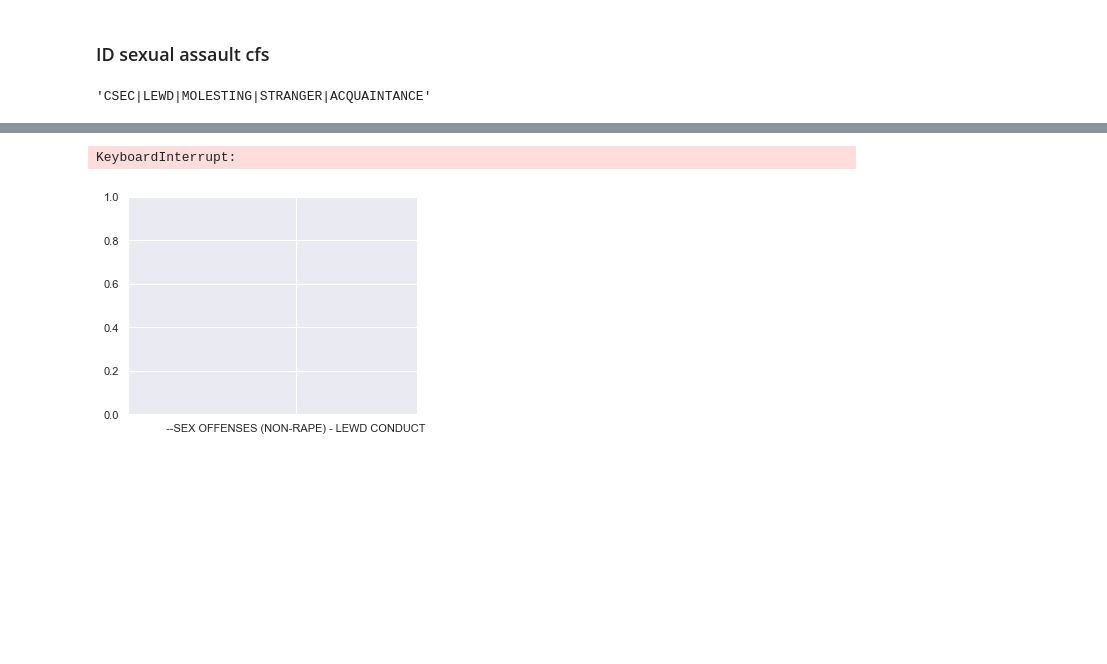
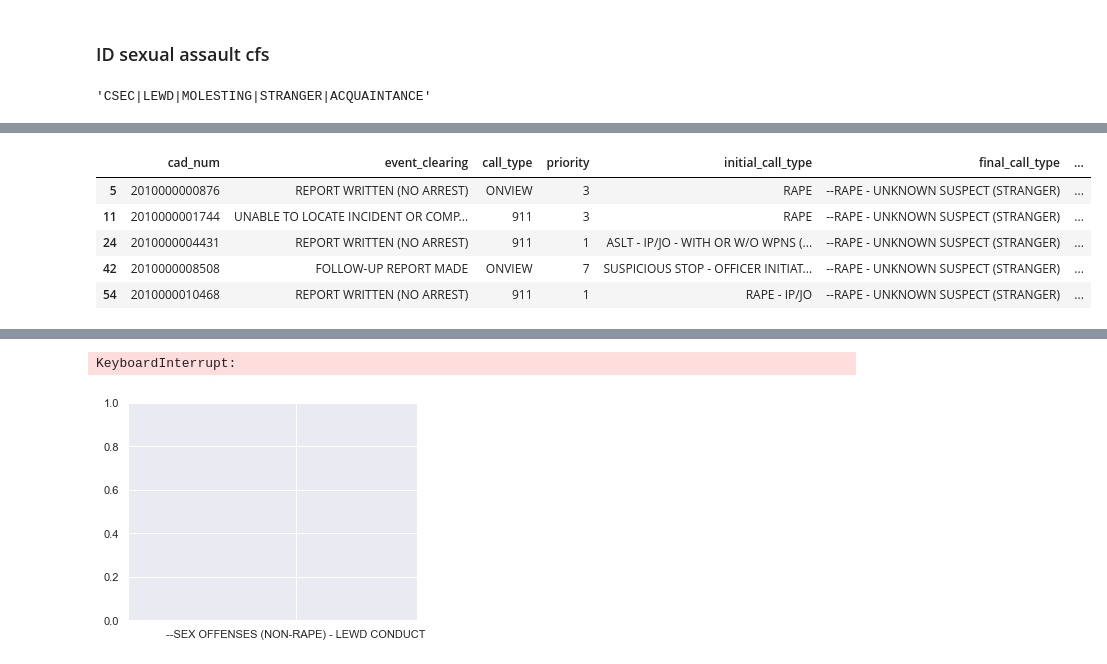
Before and after one commit to teacupwoozy/spd_notebook_archive, a Jupyter notebook: spd_notebook/2010-2018_sexcrimes_violentcrimes.ipynb, the cells around one changed output, grey strips where cells are left out. Drawn from its saved outputs; the diff is of its cells as text; code cells hidden in the pictures; blank space fills up the shorter version.

```diff
--- a/spd_notebook/2010-2018_sexcrimes_violentcrimes.ipynb
+++ b/spd_notebook/2010-2018_sexcrimes_violentcrimes.ipynb
@@ -457,0 +481,20 @@ stage.head()
+# %%
+# Create masks for all rape call types
+
+is_rape_mask = data['final_call_type'].str.contains(rape_terms)
+is_stranger_rape = data['final_call_type'].str.contains("STRANGER")
+is_acquaintance_rape = data['final_call_type'].str.contains("ACQUAINTANCE")
+
+
+stage_is_rape_cfs = data[is_rape_mask]
+stage_is_acquaintance_rape = data[is_acquaintance_rape]
+stage_is_stranger_rape = data[is_stranger_rape]
+
+stage_is_stranger_rape_cfs.head()
+# %% [output]
+|  | cad_num | event_clearing | call_type | priority | initial_call_type | final_call_type | ... |
+| 5 | 2010000000876 | REPORT WRITTEN (NO ARREST) | ONVIEW | 3 | RAPE | --RAPE - UNKNOWN SUSPECT (STRANGER) | ... |
+| 11 | 2010000001744 | UNABLE TO LOCATE INCIDENT OR COMP... | 911 | 3 | RAPE | --RAPE - UNKNOWN SUSPECT (STRANGER) | ... |
+| 24 | 2010000004431 | REPORT WRITTEN (NO ARREST) | 911 | 1 | ASLT - IP/JO - WITH OR W/O WPNS (... | --RAPE - UNKNOWN SUSPECT (STRANGER) | ... |
+| 42 | 2010000008508 | FOLLOW-UP REPORT MADE | ONVIEW | 7 | SUSPICIOUS STOP - OFFICER INITIAT... | --RAPE - UNKNOWN SUSPECT (STRANGER) | ... |
+| 54 | 2010000010468 | REPORT WRITTEN (NO ARREST) | 911 | 1 | RAPE - IP/JO | --RAPE - UNKNOWN SUSPECT (STRANGER) | ... |
```
Also changed, not shown: parts of 21 cells of this notebook.
